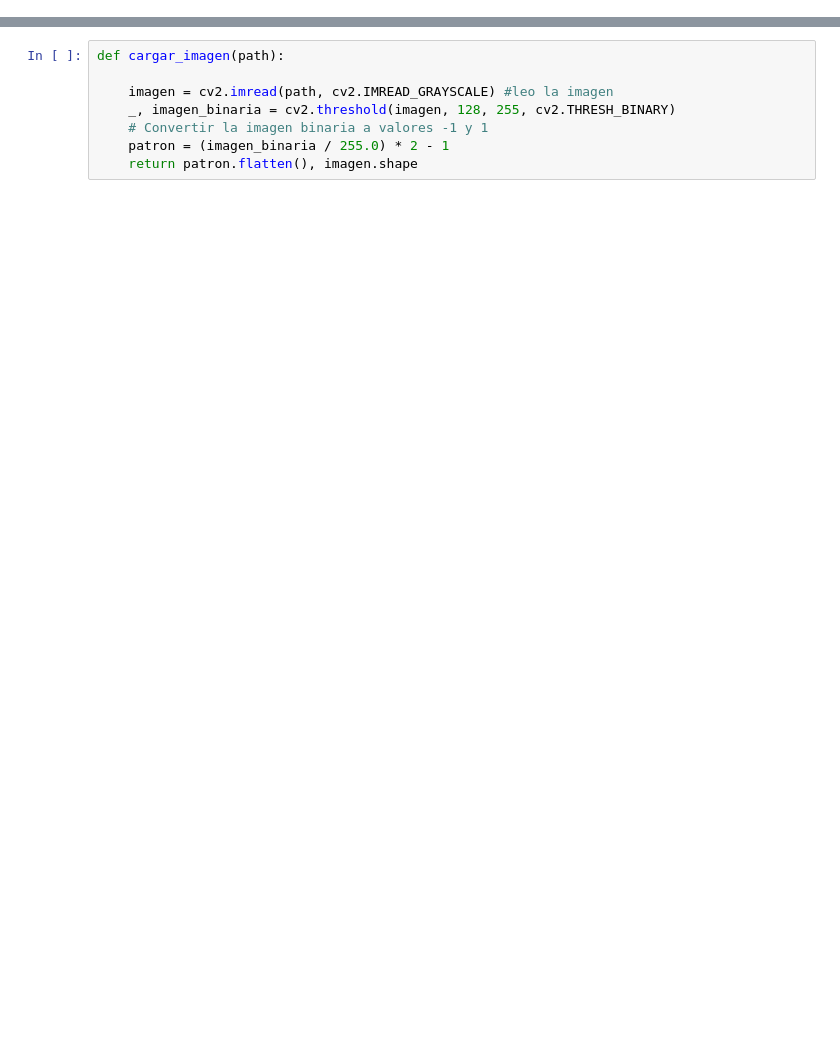
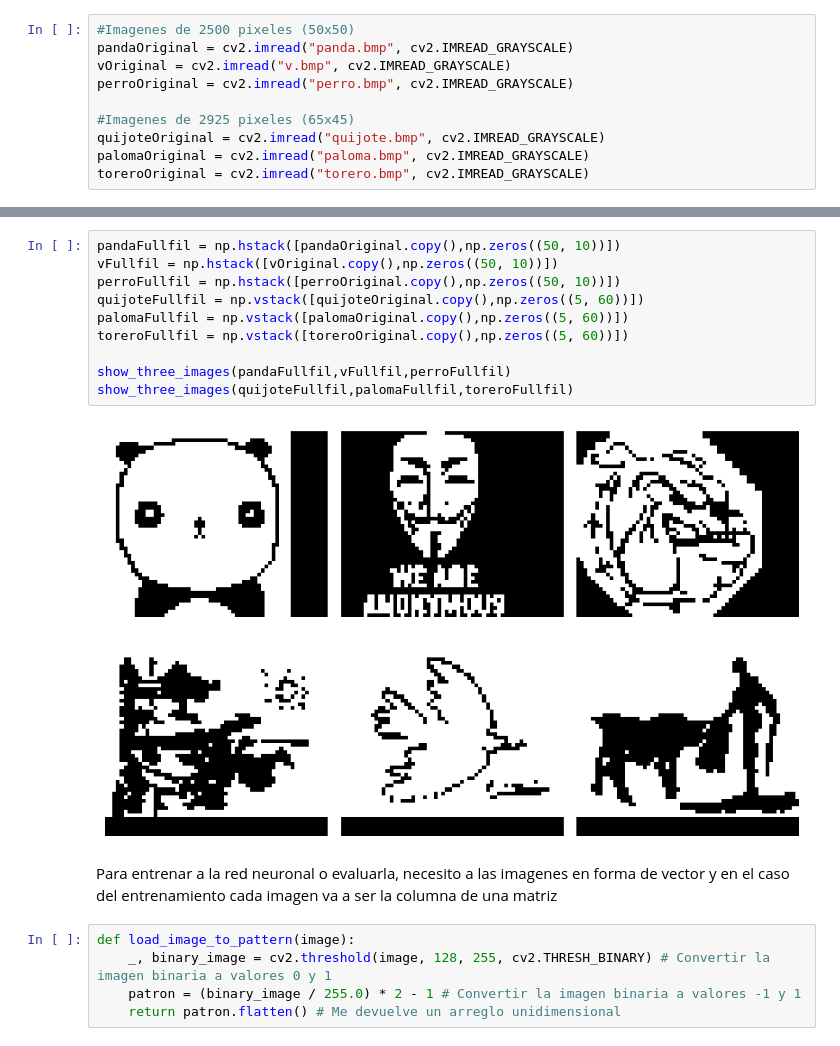
Before and after one commit to Milidoni0cris/Redes-Neuronales, a Jupyter notebook: TP1/TP1_RedesNeuronales.ipynb, the cells around one changed output, grey strips where cells are left out. Cells and saved outputs as stored; diff of their text form; blank space fills up the shorter version.

```diff
--- a/TP1/TP1_RedesNeuronales.ipynb
+++ b/TP1/TP1_RedesNeuronales.ipynb
@@ -6,0 +55,10 @@ Hago todas las funciones para cargar imagenes
+# %%
+#Imagenes de 2500 pixeles (50x50)
+pandaOriginal = cv2.imread("panda.bmp", cv2.IMREAD_GRAYSCALE)
+vOriginal = cv2.imread("v.bmp", cv2.IMREAD_GRAYSCALE)
+perroOriginal = cv2.imread("perro.bmp", cv2.IMREAD_GRAYSCALE)
+
+#Imagenes de 2925 pixeles (65x45)
+quijoteOriginal = cv2.imread("quijote.bmp", cv2.IMREAD_GRAYSCALE)
+palomaOriginal = cv2.imread("paloma.bmp", cv2.IMREAD_GRAYSCALE)
+toreroOriginal = cv2.imread("torero.bmp", cv2.IMREAD_GRAYSCALE)
@@ -7,8 +77,20 @@ Hago todas las funciones para cargar imagenes
+# %%
+pandaFullfil = np.hstack([pandaOriginal.copy(),np.zeros((50, 10))])
+vFullfil = np.hstack([vOriginal.copy(),np.zeros((50, 10))])
+perroFullfil = np.hstack([perroOriginal.copy(),np.zeros((50, 10))])
+quijoteFullfil = np.vstack([quijoteOriginal.copy(),np.zeros((5, 60))])
+palomaFullfil = np.vstack([palomaOriginal.copy(),np.zeros((5, 60))])
+toreroFullfil = np.vstack([toreroOriginal.copy(),np.zeros((5, 60))])
+
+show_three_images(pandaFullfil,vFullfil,perroFullfil)
+show_three_images(quijoteFullfil,palomaFullfil,toreroFullfil)
+# %% [output]
+[figure, added]
+[figure, added]
+# %% [markdown]
+Para entrenar a la red neuronal o evaluarla, necesito a las imagenes en forma de vector y en el caso del entrenamiento cada imagen va a ser la columna de una matriz
 # %%
-def cargar_imagen(path):
-
-    imagen = cv2.imread(path, cv2.IMREAD_GRAYSCALE) #leo la imagen
-    _, imagen_binaria = cv2.threshold(imagen, 128, 255, cv2.THRESH_BINARY)
-    # Convertir la imagen binaria a valores -1 y 1
-    patron = (imagen_binaria / 255.0) * 2 - 1
-    return patron.flatten(), imagen.shape
+def load_image_to_pattern(image):
+    _, binary_image = cv2.threshold(image, 128, 255, cv2.THRESH_BINARY) # Convertir la imagen binaria a valores 0 y 1
+    patron = (binary_image / 255.0) * 2 - 1 # Convertir la imagen binaria a valores -1 y 1
+    return patron.flatten() # Me devuelve un arreglo unidimensional
```
Also changed, not shown: parts of 25 cells of this notebook, 8 other files.
